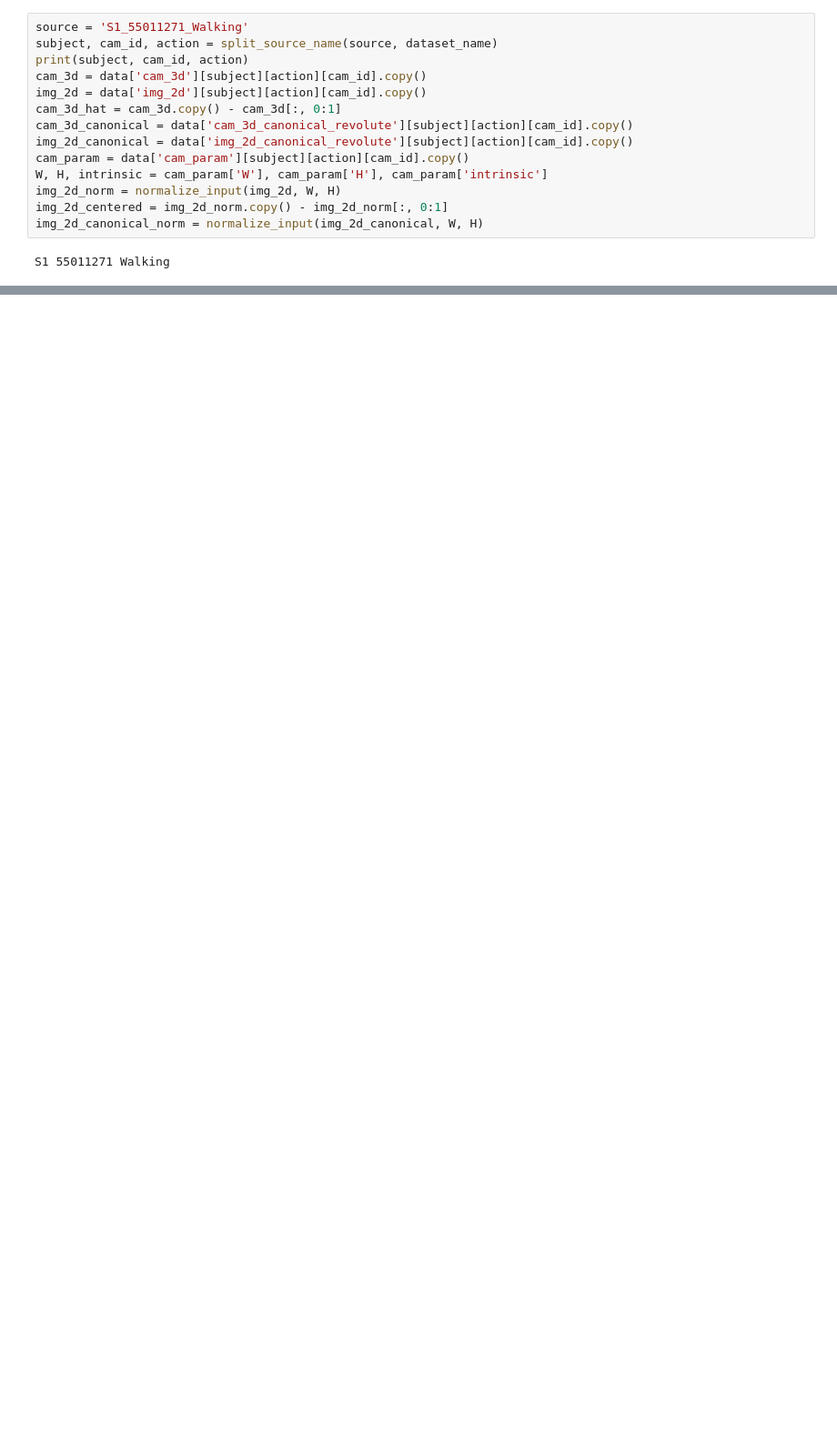
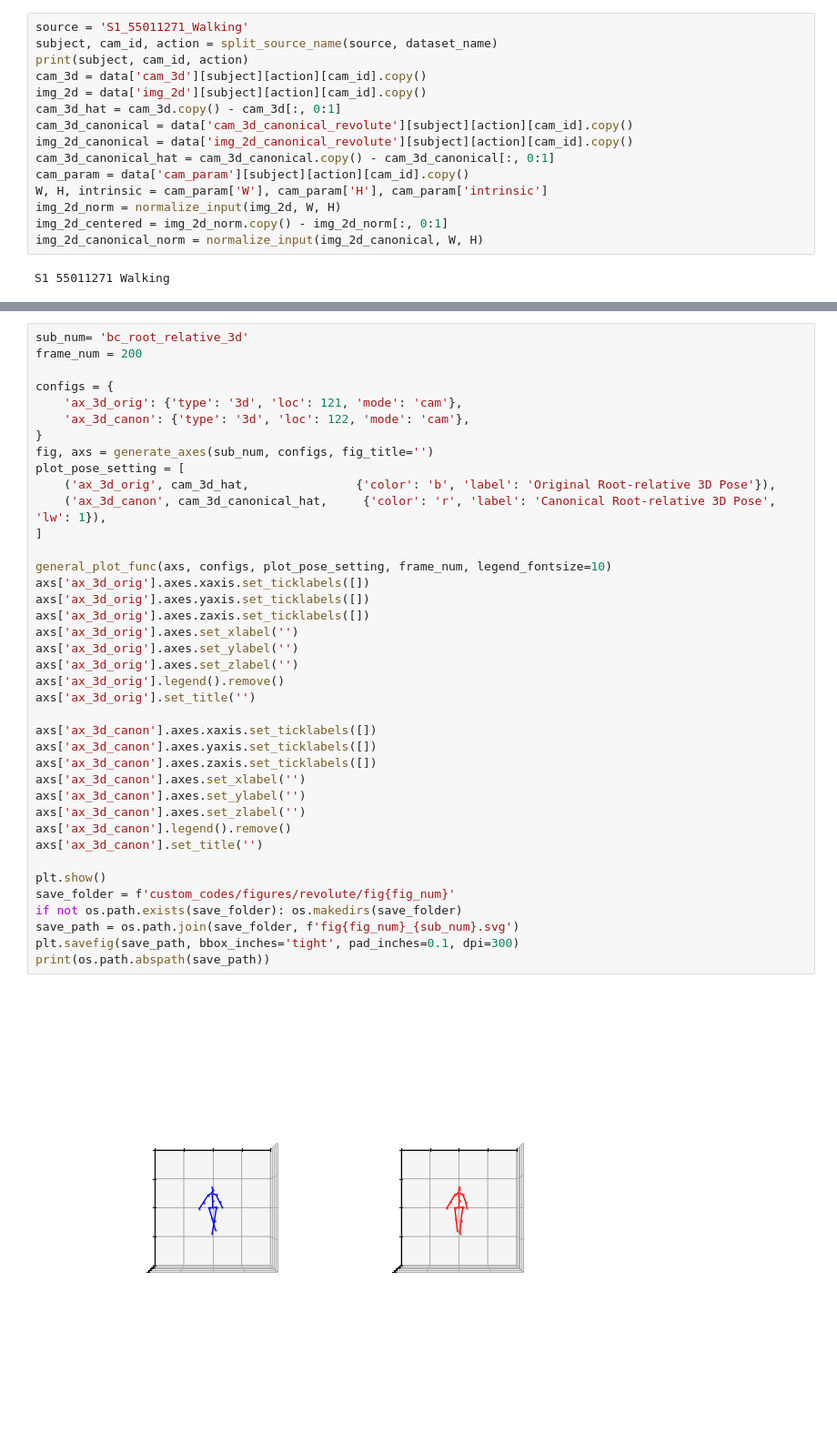
Before and after one commit to hoo223/MotionBERT, a Jupyter notebook: custom_codes/figures/revolute/fig3.ipynb, the cells around one changed output, grey strips where cells are left out. Shown at 91% size. Saved outputs shown, nothing was run; the diff lists cells and outputs as text; blank space fills up the shorter version.

```diff
--- a/custom_codes/figures/revolute/fig3.ipynb
+++ b/custom_codes/figures/revolute/fig3.ipynb
@@ -35,6 +32,7 @@ img_2d = data['img_2d'][subject][action][cam_id].copy()
 cam_3d_hat = cam_3d.copy() - cam_3d[:, 0:1]
 cam_3d_canonical = data['cam_3d_canonical_revolute'][subject][action][cam_id].copy()
 img_2d_canonical = data['img_2d_canonical_revolute'][subject][action][cam_id].copy()
+cam_3d_canonical_hat = cam_3d_canonical.copy() - cam_3d_canonical[:, 0:1]
 cam_param = data['cam_param'][subject][action][cam_id].copy()
 W, H, intrinsic = cam_param['W'], cam_param['H'], cam_param['intrinsic']
 img_2d_norm = normalize_input(img_2d, W, H)
@@ -152,0 +151,41 @@ print(os.path.abspath(save_path))
+# %%
+sub_num= 'bc_root_relative_3d'
+frame_num = 200
+
+configs = {
+    'ax_3d_orig': {'type': '3d', 'loc': 121, 'mode': 'cam'},
+    'ax_3d_canon': {'type': '3d', 'loc': 122, 'mode': 'cam'},
+}
+fig, axs = generate_axes(sub_num, configs, fig_title='')
+plot_pose_setting = [
+    ('ax_3d_orig', cam_3d_hat,               {'color': 'b', 'label': 'Original Root-relative 3D Pose'}),
+    ('ax_3d_canon', cam_3d_canonical_hat,     {'color': 'r', 'label': 'Canonical Root-relative 3D Pose', 'lw': 1}),
+]
+
+general_plot_func(axs, configs, plot_pose_setting, frame_num, legend_fontsize=10)
+axs['ax_3d_orig'].axes.xaxis.set_ticklabels([])
+axs['ax_3d_orig'].axes.yaxis.set_ticklabels([])
+axs['ax_3d_orig'].axes.zaxis.set_ticklabels([])
+axs['ax_3d_orig'].axes.set_xlabel('')
+axs['ax_3d_orig'].axes.set_ylabel('')
+axs['ax_3d_orig'].axes.set_zlabel('')
+axs['ax_3d_orig'].legend().remove()
+axs['ax_3d_orig'].set_title('')
+
+axs['ax_3d_canon'].axes.xaxis.set_ticklabels([])
+axs['ax_3d_canon'].axes.yaxis.set_ticklabels([])
+axs['ax_3d_canon'].axes.zaxis.set_ticklabels([])
+axs['ax_3d_canon'].axes.set_xlabel('')
+axs['ax_3d_canon'].axes.set_ylabel('')
+axs['ax_3d_canon'].axes.set_zlabel('')
+axs['ax_3d_canon'].legend().remove()
+axs['ax_3d_canon'].set_title('')
+
+plt.show()
+save_folder = f'custom_codes/figures/revolute/fig{fig_num}'
+if not os.path.exists(save_folder): os.makedirs(save_folder)
+save_path = os.path.join(save_folder, f'fig{fig_num}_{sub_num}.svg')
+plt.savefig(save_path, bbox_inches='tight', pad_inches=0.1, dpi=300)
+print(os.path.abspath(save_path))
+# %% [output]
+[figure, added]
```
Also changed, not shown: parts of 6 cells of this notebook, 1 other file.
